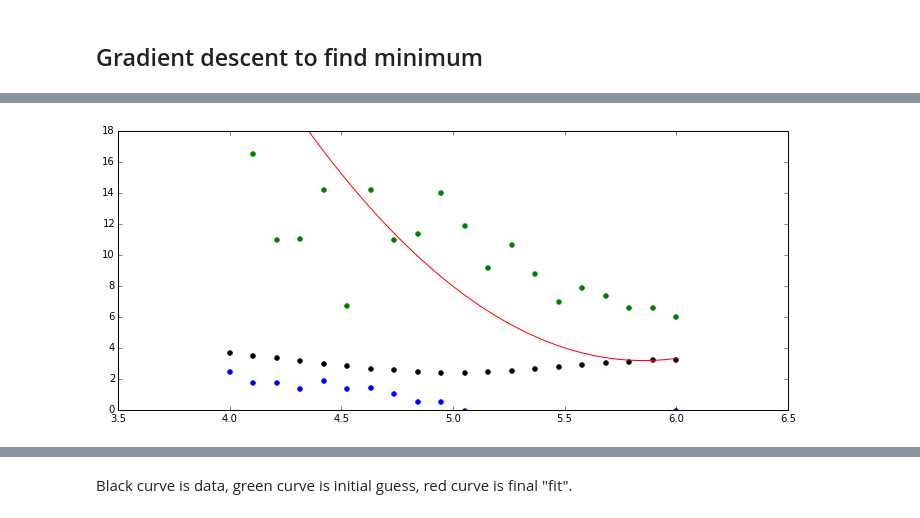
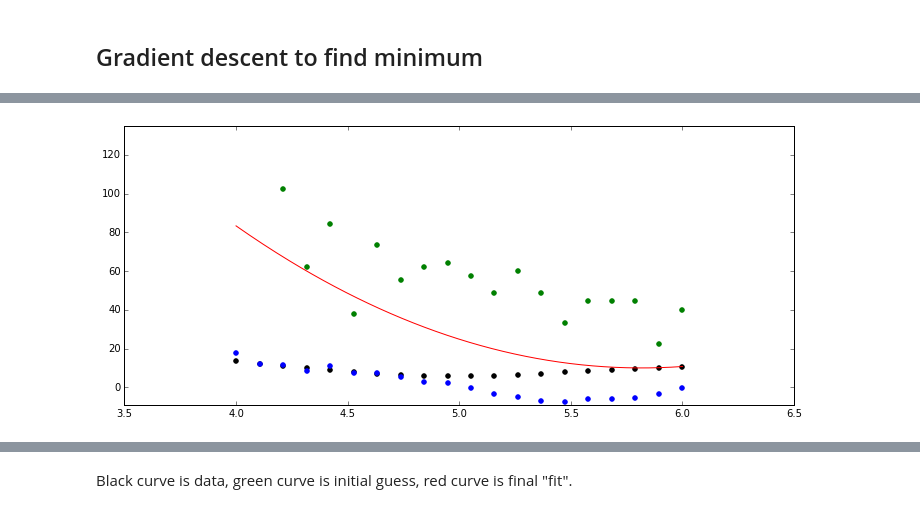
Before and after one commit to toni88x/rebound, a Jupyter notebook: python_examples/LangevinMCMC-2nd-Order.ipynb, the cells around one changed output, grey strips where cells are left out. Saved outputs shown, nothing was run; the diff lists cells and outputs as text; code cells hidden in the pictures.

```diff
--- a/python_examples/LangevinMCMC-2nd-Order.ipynb
+++ b/python_examples/LangevinMCMC-2nd-Order.ipynb
@@ -50,7 +50,7 @@ def simulation(cart):
     ps = r.particles
 
 
-    delta = 1e-6
+    delta = 1e-8
     # First order
     for l in range(numvar):
         cart2 = cart.copy()
@@ -88,6 +88,9 @@ def simulation(cart):
     err  = np.sqrt(sim_rv)
     errd = np.sqrt(sim_rvd)
     errd2 = np.sqrt(sim_rvd2)
+    #err = sim_rv
+    #errd = sim_rvd
+    #errd2 = sim_rvd2
 
     errd2m = np.zeros((numvar,numvar))
     _id = 0
@@ -150,21 +135,21 @@ for i,at in enumerate(a_s):
 # %%
 fig = plt.figure(figsize=(12,5))
-plt.ylim([0,18])
+plt.ylim([-9,135])
 plt.scatter(a_s, errs, color="k");
 
 def f(a,i):
     da = a_s[i] - a
     return errs[i] + gradients[i]*da + hessians[i]*da*da
 
 a_s_fine = np.linspace(a_s[0],a_s[-1],N_grid*10)
 err_fine = np.zeros(N_grid*10)
 for i,a in enumerate(a_s_fine):
     err_fine[i] = f(a,18)
 plt.plot(a_s_fine, err_fine, color="r");
 plt.scatter(a_s, hessians, color="g");
 plt.scatter(a_s, gradients, color="b");
 # %% [output]
-[figure, old version]
+[figure, new version]
 # %%
 fig = plt.figure(figsize=(12,5))
 plt.scatter(data_t, data_rv, color="k");
```
Also changed, not shown: parts of 2 cells of this notebook.
